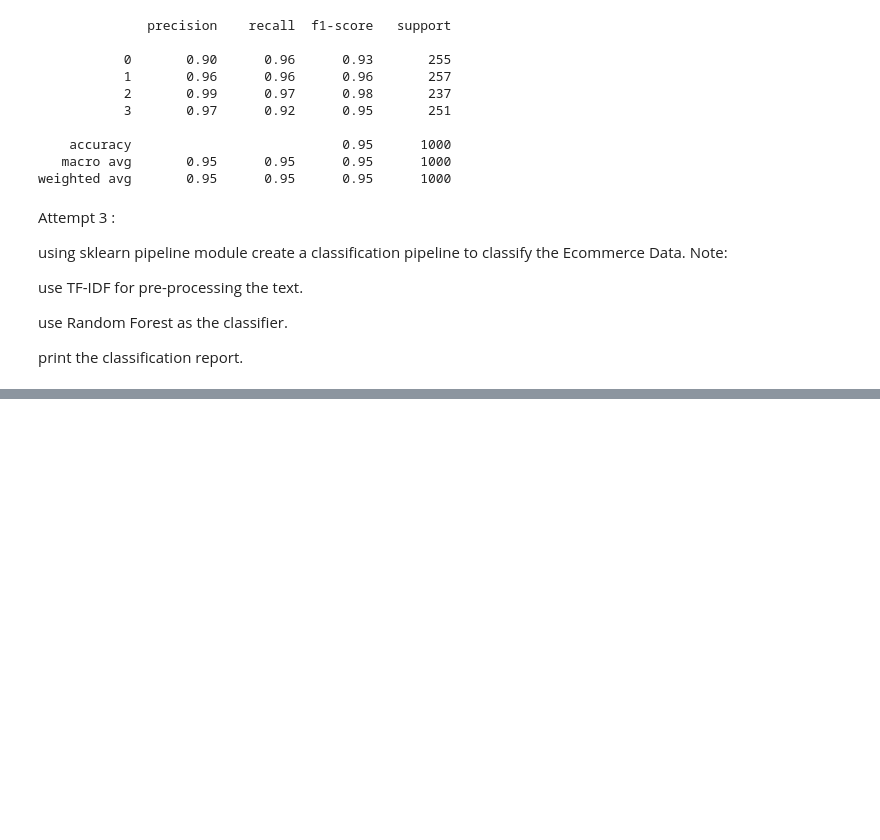
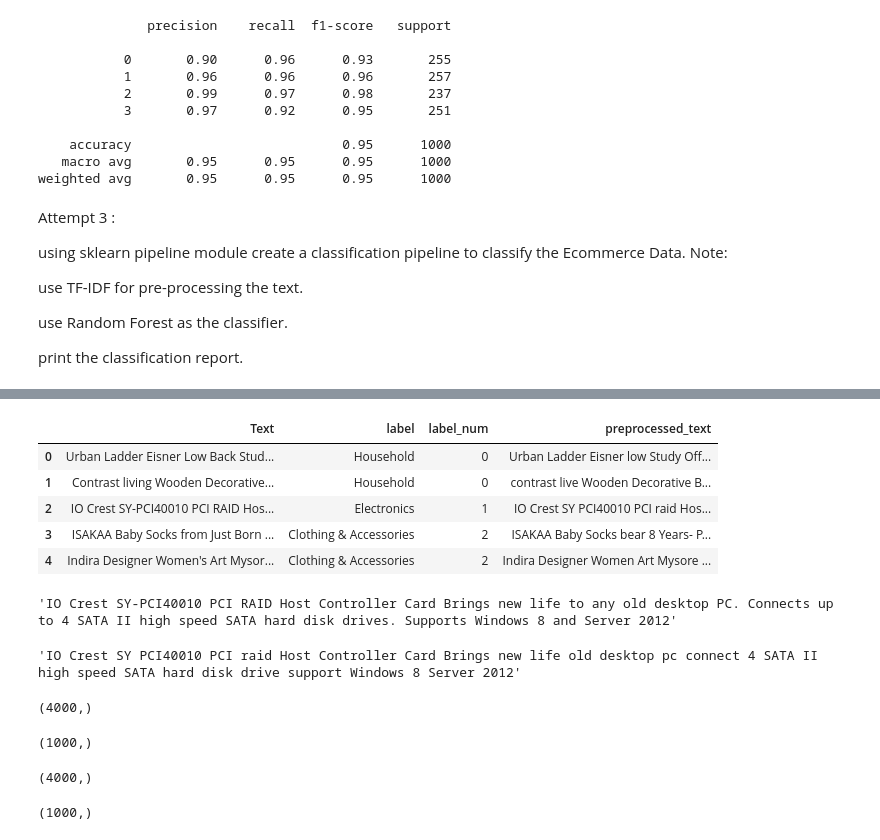
Before and after one commit to BibekRai44/NLP, a Jupyter notebook: tf-idf.ipynb, the cells around one changed output, grey strips where cells are left out. Saved outputs shown, nothing was run; the diff lists cells and outputs as text; code cells hidden in the pictures; blank space fills up the shorter version.

```diff
--- a/tf-idf.ipynb
+++ b/tf-idf.ipynb
@@ -226,0 +236,29 @@ weighted avg       0.94      0.94      0.94      1000
+# %%
+import spacy
+nlp=spacy.load("en_core_web_sm")
+def filtered(text):
+    doc=nlp(text)
+    filtered_text=[]
+    for token in doc:
+        if token.is_stop or token.is_punct:
+            continue
+        filtered_text.append(token.lemma_)
+    return " ".join(filtered_text)
+# %%
+df['preprocessed_text']=df['Text'].apply(filtered)
+df.head()
+# %% [output]
+|  | Text | label | label_num | preprocessed_text |
+| 0 | Urban Ladder Eisner Low Back Stud... | Household | 0 | Urban Ladder Eisner low Study Off... |
+| 1 | Contrast living Wooden Decorative... | Household | 0 | contrast live Wooden Decorative B... |
+| 2 | IO Crest SY-PCI40010 PCI RAID Hos... | Electronics | 1 | IO Crest SY PCI40010 PCI raid Hos... |
+| 3 | ISAKAA Baby Socks from Just Born ... | Clothing & Accessories | 2 | ISAKAA Baby Socks bear 8 Years- P... |
+| 4 | Indira Designer Women's Art Mysor... | Clothing & Accessories | 2 | Indira Designer Women Art Mysore ... |
+# %%
+df['Text'][2]
+# %% [output]
+'IO Crest SY-PCI40010 PCI RAID Host Controller Card Brings new life to any old desktop PC. Connects up to 4 SATA II high speed SATA hard disk drives. Supports Windows 8 and Server 2012'
+# %%
+df['preprocessed_text'][2]
+# %% [output]
+'IO Crest SY PCI40010 PCI raid Host Controller Card Brings new life old desktop pc connect 4 SATA II high speed SATA hard disk drive support Windows 8 Server 2012'
@@ -226,0 +271,16 @@ weighted avg       0.94      0.94      0.94      1000
+# %%
+X_train.shape
+# %% [output]
+(4000,)
+# %%
+X_test.shape
+# %% [output]
+(1000,)
+# %%
+y_train.shape
+# %% [output]
+(4000,)
+# %%
+y_test.shape
+# %% [output]
+(1000,)
```
Also changed, not shown: parts of 7 cells of this notebook.
